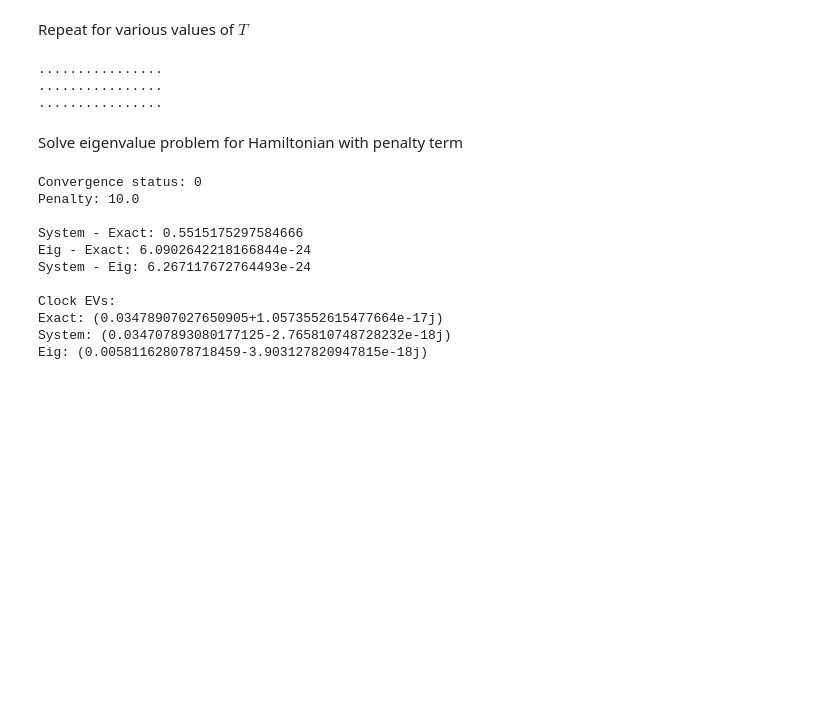
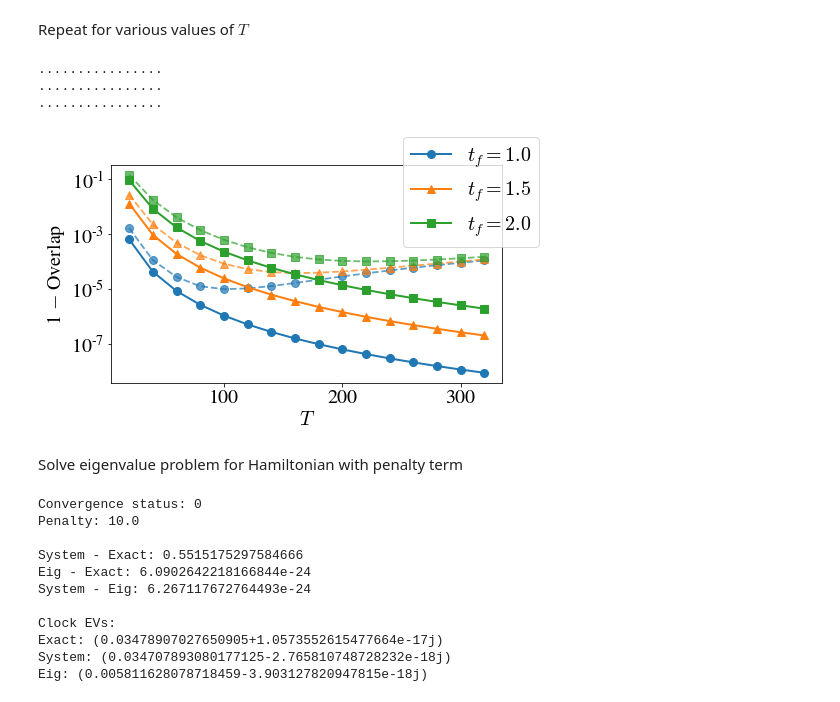
Before and after one commit to stavros11/Time-Evolution, a Jupyter notebook: ed.ipynb, the cells around one changed output. Cells and saved outputs as stored; diff of their text form; code cells hidden in the pictures; blank space fills up the shorter version.

```diff
--- a/ed.ipynb
+++ b/ed.ipynb
@@ -70,13 +70,17 @@ for t_final in t_final_list:
 ................
 # %%
 plt.figure(figsize=(7, 4))
+markers = ["o", "^", "s"]
 for i, t_final in enumerate(t_final_list):
-    plt.semilogy(T_list, 1 - overlaps[i]["averaged"], marker="o", linewidth=2.0, markersize=8, color=cp[i], label="t=%.1f"%t_final)
-    plt.semilogy(T_list, 1 - overlaps[i]["full"], "--", marker="o", linewidth=1.8, markersize=8, color=cp[i], alpha=0.7)
+    plt.semilogy(T_list, 1 - overlaps[i]["averaged"], marker=markers[i], linewidth=2.0, markersize=8, color=cp[i], label="$t_f=%.1f$"%t_final)
+    plt.semilogy(T_list, 1 - overlaps[i]["full"], "--", marker=markers[i], linewidth=1.8, markersize=8, color=cp[i], alpha=0.7)
 plt.xlabel("$T$")
 plt.ylabel("1 $-$ Overlap")
-plt.legend(loc="upper right", fontsize=20)
+plt.legend(loc="lower left", bbox_to_anchor=(0.72, 0.58), fontsize=20)
+#plt.show()
 plt.savefig("ed_overlaps_steps.pdf", bbox_inches='tight')
+# %% [output]
+[figure, added]
 # %% [markdown]
 Solve eigenvalue problem for Hamiltonian with penalty term
 # %%
```
Also changed, not shown: parts of 1 cell of this notebook, 4 other files.
